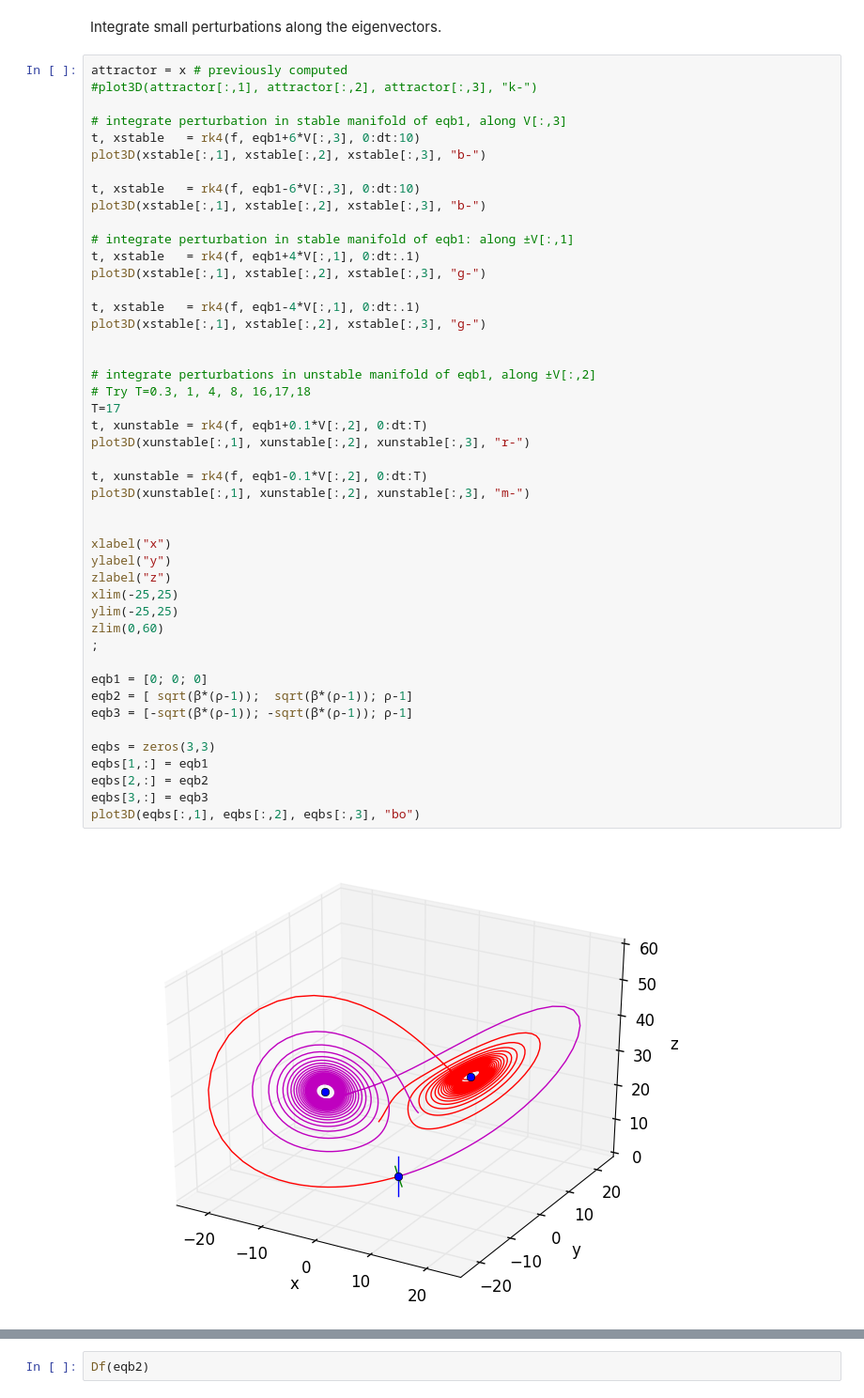
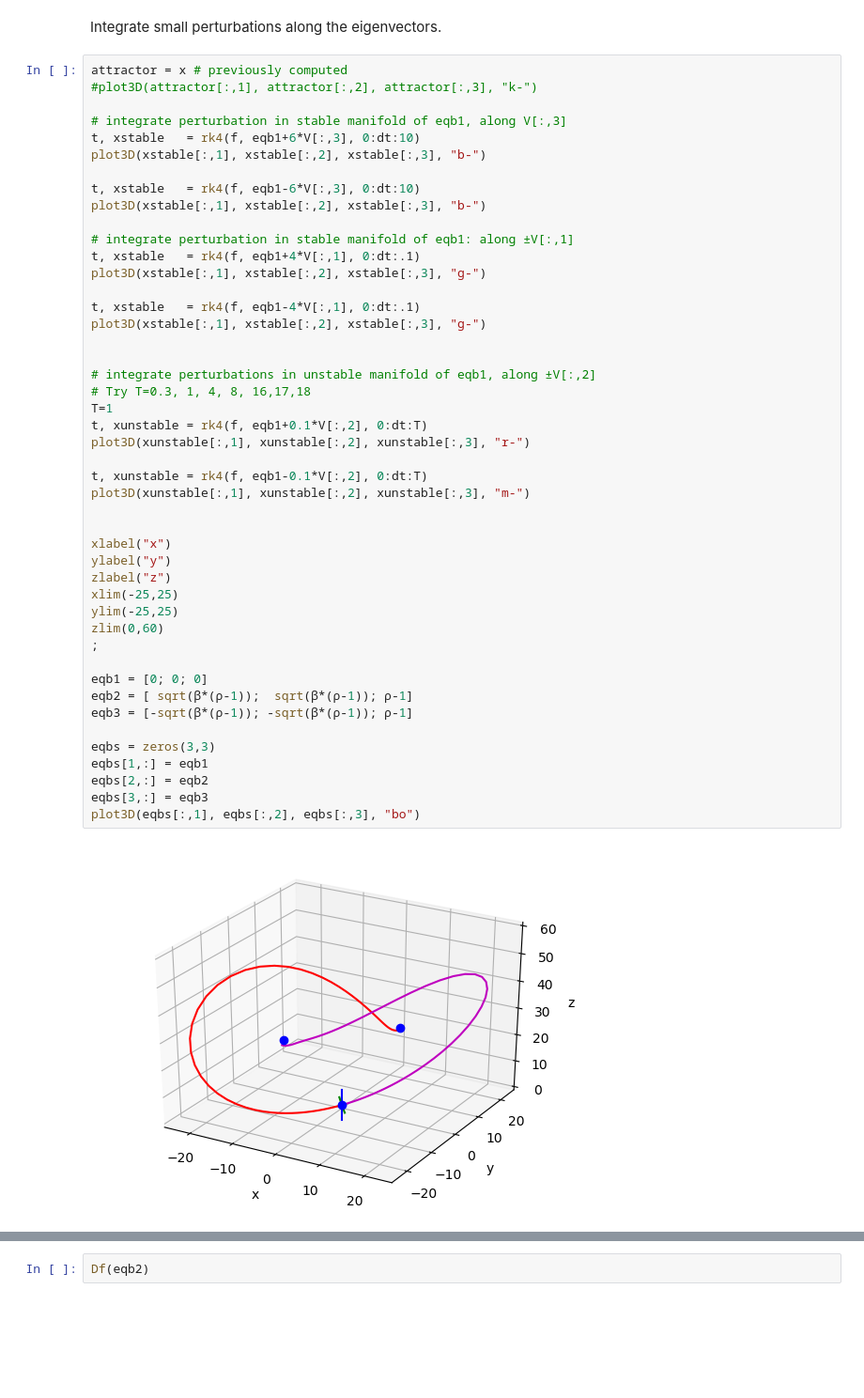
Before and after one commit to johnfgibson/math527, a Jupyter notebook: lectures/lecture-39-lorenz.ipynb, the cells around one changed output, grey strips where cells are left out. Shown at 94% size. Drawn from its saved outputs; the diff is of its cells as text; blank space fills up the shorter version.

```diff
--- a/lectures/lecture-39-lorenz.ipynb
+++ b/lectures/lecture-39-lorenz.ipynb
@@ -234,35 +231,35 @@ t, xstable   = rk4(f, eqb1-4*V[:,1], 0:dt:.1)
 plot3D(xstable[:,1], xstable[:,2], xstable[:,3], "g-")
 
 
 # integrate perturbations in unstable manifold of eqb1, along ±V[:,2]
 # Try T=0.3, 1, 4, 8, 16,17,18
-T=17
+T=1
 t, xunstable = rk4(f, eqb1+0.1*V[:,2], 0:dt:T)
 plot3D(xunstable[:,1], xunstable[:,2], xunstable[:,3], "r-")
 
 t, xunstable = rk4(f, eqb1-0.1*V[:,2], 0:dt:T)
 plot3D(xunstable[:,1], xunstable[:,2], xunstable[:,3], "m-")
 
 
 xlabel("x")
 ylabel("y")
 zlabel("z")
 xlim(-25,25)
 ylim(-25,25)
 zlim(0,60)
 ;
 
 eqb1 = [0; 0; 0]
 eqb2 = [ sqrt(β*(ρ-1));  sqrt(β*(ρ-1)); ρ-1]
 eqb3 = [-sqrt(β*(ρ-1)); -sqrt(β*(ρ-1)); ρ-1]
 
 eqbs = zeros(3,3)
 eqbs[1,:] = eqb1
 eqbs[2,:] = eqb2
 eqbs[3,:] = eqb3
 plot3D(eqbs[:,1], eqbs[:,2], eqbs[:,3], "bo")
 # %% [output]
-[figure, old version]
+[figure, new version]
 1-element Array{PyCall.PyObject,1}:
  PyObject <mpl_toolkits.mplot3d.art3d.Line3D object at 0x...>
 # %%
```
Also changed, not shown: parts of 10 cells of this notebook, 3 other files.
